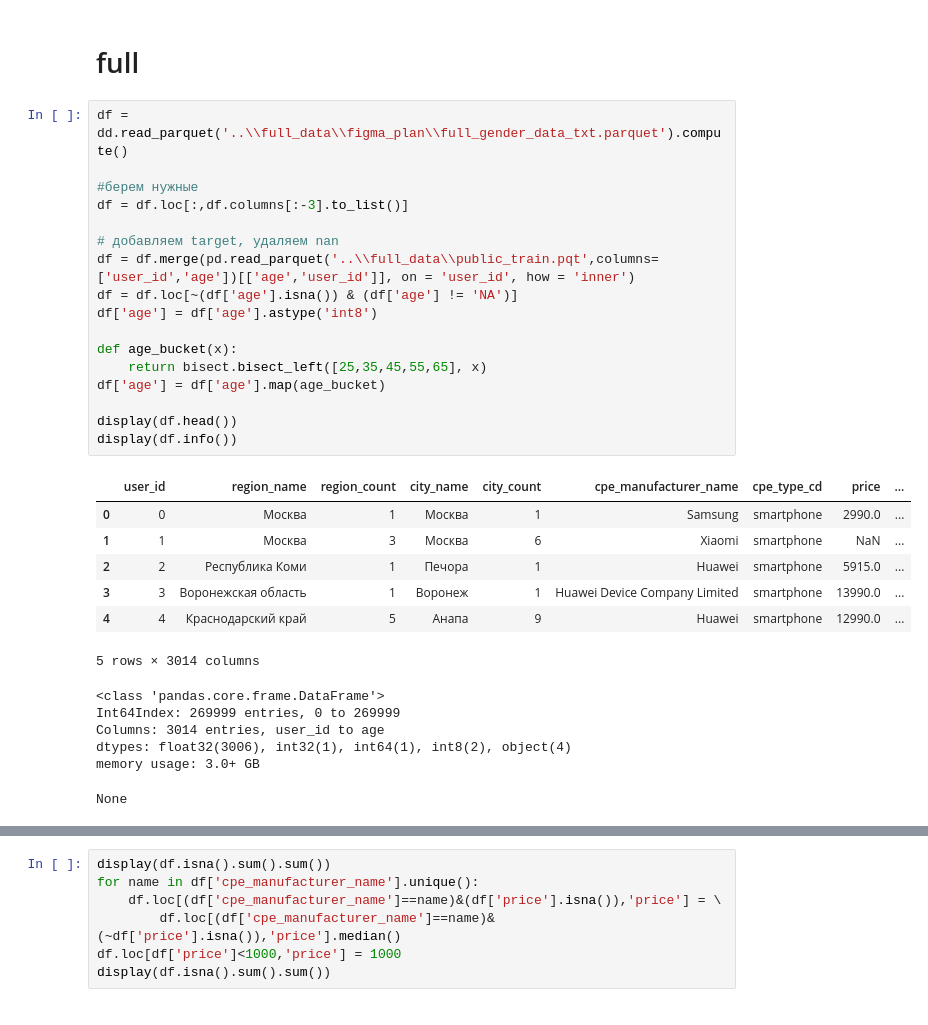
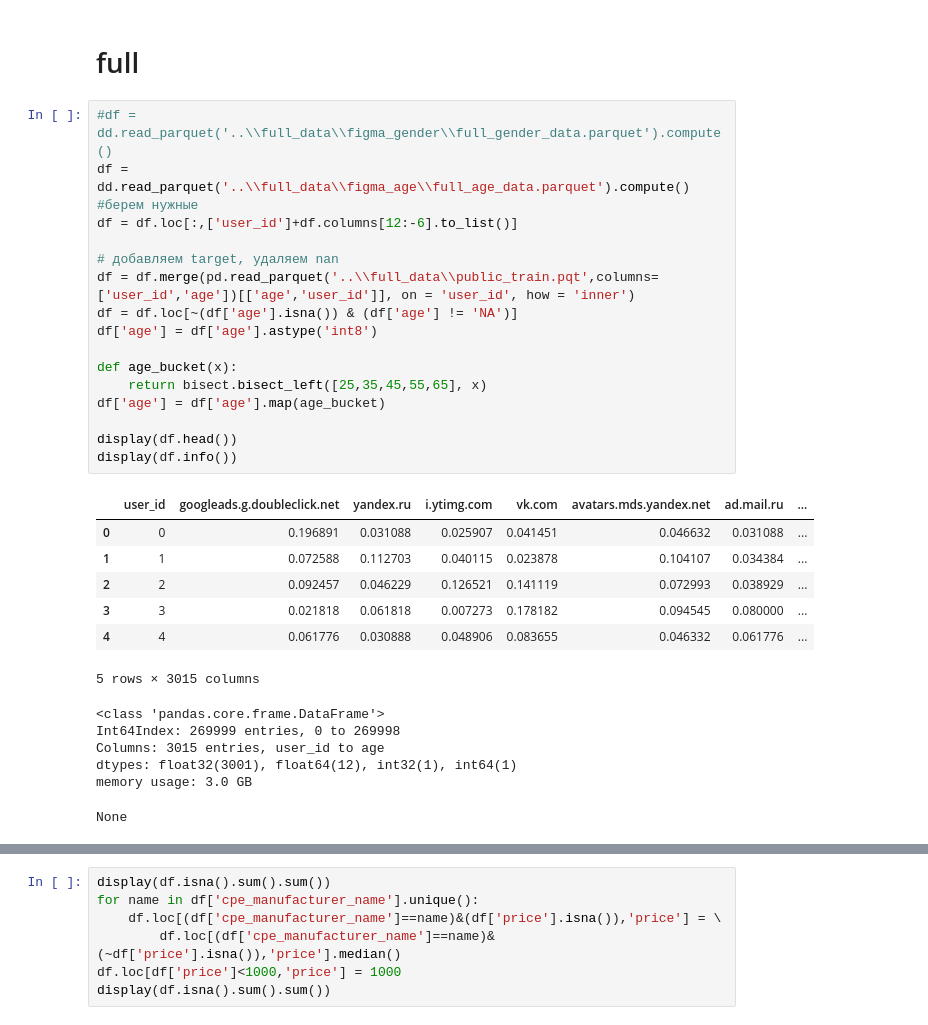
Before and after one commit to koshkidadanet/MTS-ML-CUP, a Jupyter notebook: catboost_age.ipynb, the cells around one changed output, grey strips where cells are left out. Drawn from its saved outputs; the diff is of its cells as text.

```diff
--- a/catboost_age.ipynb
+++ b/catboost_age.ipynb
@@ -12,33 +12,33 @@ from sklearn.model_selection import train_test_split, StratifiedKFold
 # %% [markdown]
 # full
 # %%
-df = dd.read_parquet('..\\full_data\\figma_plan\\full_gender_data_txt.parquet').compute()
-
+#df = dd.read_parquet('..\\full_data\\figma_gender\\full_gender_data.parquet').compute()
+df = dd.read_parquet('..\\full_data\\figma_age\\full_age_data.parquet').compute()
 #берем нужные
-df = df.loc[:,df.columns[:-3].to_list()]
+df = df.loc[:,['user_id']+df.columns[12:-6].to_list()]
 
 # добавляем target, удаляем nan
 df = df.merge(pd.read_parquet('..\\full_data\\public_train.pqt',columns=['user_id','age'])[['age','user_id']], on = 'user_id', how = 'inner')
 df = df.loc[~(df['age'].isna()) & (df['age'] != 'NA')]
 df['age'] = df['age'].astype('int8')
 
 def age_bucket(x):
     return bisect.bisect_left([25,35,45,55,65], x)
 df['age'] = df['age'].map(age_bucket)
 
 display(df.head())
 display(df.info())
 # %% [output]
-|  | user_id | region_name | region_count | city_name | city_count | cpe_manufacturer_name | cpe_type_cd | price | ... |
-| 0 | 0 | Москва | 1 | Москва | 1 | Samsung | smartphone | 2990.0 | ... |
-| 1 | 1 | Москва | 3 | Москва | 6 | Xiaomi | smartphone | NaN | ... |
-| 2 | 2 | Республика Коми | 1 | Печора | 1 | Huawei | smartphone | 5915.0 | ... |
-| 3 | 3 | Воронежская область | 1 | Воронеж | 1 | Huawei Device Company Limited | smartphone | 13990.0 | ... |
-| 4 | 4 | Краснодарский край | 5 | Анапа | 9 | Huawei | smartphone | 12990.0 | ... |
+|  | user_id | googleads.g.doubleclick.net | yandex.ru | i.ytimg.com | vk.com | avatars.mds.yandex.net | ad.mail.ru | ... |
+| 0 | 0 | 0.196891 | 0.031088 | 0.025907 | 0.041451 | 0.046632 | 0.031088 | ... |
+| 1 | 1 | 0.072588 | 0.112703 | 0.040115 | 0.023878 | 0.104107 | 0.034384 | ... |
+| 2 | 2 | 0.092457 | 0.046229 | 0.126521 | 0.141119 | 0.072993 | 0.038929 | ... |
+| 3 | 3 | 0.021818 | 0.061818 | 0.007273 | 0.178182 | 0.094545 | 0.080000 | ... |
+| 4 | 4 | 0.061776 | 0.030888 | 0.048906 | 0.083655 | 0.046332 | 0.061776 | ... |
-5 rows × 3014 columns
+5 rows × 3015 columns
 <class 'pandas.core.frame.DataFrame'>
-Int64Index: 269999 entries, 0 to 269999
-Columns: 3014 entries, user_id to age
-dtypes: float32(3006), int32(1), int64(1), int8(2), object(4)
-memory usage: 3.0+ GB
+Int64Index: 269999 entries, 0 to 269998
+Columns: 3015 entries, user_id to age
+dtypes: float32(3001), float64(12), int32(1), int64(1)
+memory usage: 3.0 GB
 None
```
Also changed, not shown: parts of 5 cells of this notebook, 1 other file.
